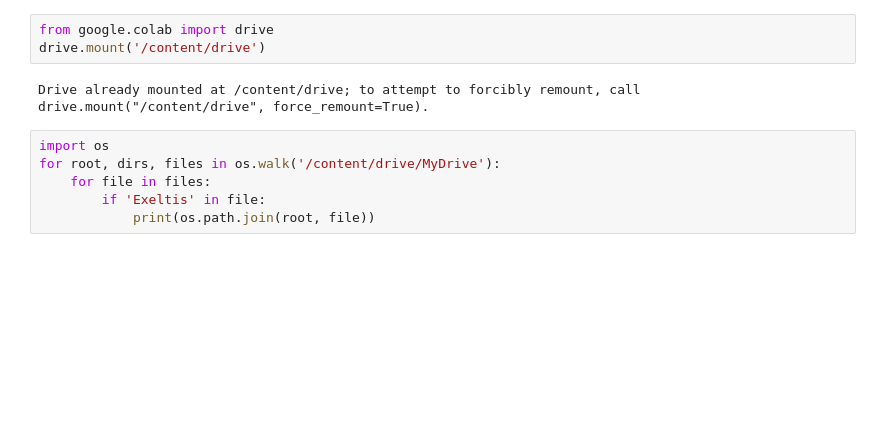
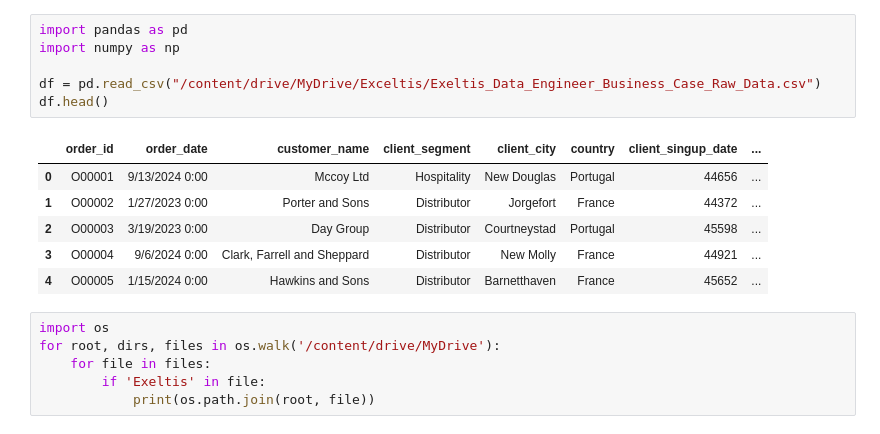
Before and after one commit to SimonHtet/Hotel, a Jupyter notebook: exceltis.ipynb, the cells around one changed output. Drawn from its saved outputs; the diff is of its cells as text; blank space fills up the shorter version.

```diff
--- a/exceltis.ipynb
+++ b/exceltis.ipynb
@@ -1,10 +1,18 @@
 # %% [markdown]
 <a href="https://colab.research.google.com/github/SimonHtet/Hotel/blob/main/exceltis.ipynb" target="_parent"><img src="https://colab.research.google.com/assets/colab-badge.svg" alt="Open In Colab"/></a>
-# %%
-from google.colab import drive
-drive.mount('/content/drive')
-# %% [output]
-Drive already mounted at /content/drive; to attempt to forcibly remount, call drive.mount("/content/drive", force_remount=True).
+# %%
+import pandas as pd
+import numpy as np
+
+df = pd.read_csv("/content/drive/MyDrive/Exceltis/Exeltis_Data_Engineer_Business_Case_Raw_Data.csv")
+df.head()
+# %% [output]
+|  | order_id | order_date | customer_name | client_segment | client_city | country | client_singup_date | ... |
+| 0 | O00001 | 9/13/2024 0:00 | Mccoy Ltd | Hospitality | New Douglas | Portugal | 44656 | ... |
+| 1 | O00002 | 1/27/2023 0:00 | Porter and Sons | Distributor | Jorgefort | France | 44372 | ... |
+| 2 | O00003 | 3/19/2023 0:00 | Day Group | Distributor | Courtneystad | Portugal | 45598 | ... |
+| 3 | O00004 | 9/6/2024 0:00 | Clark, Farrell and Sheppard | Distributor | New Molly | France | 44921 | ... |
+| 4 | O00005 | 1/15/2024 0:00 | Hawkins and Sons | Distributor | Barnetthaven | France | 45652 | ... |
 # %%
 import os
 for root, dirs, files in os.walk('/content/drive/MyDrive'):
```
Also changed, not shown: parts of 19 cells of this notebook.
